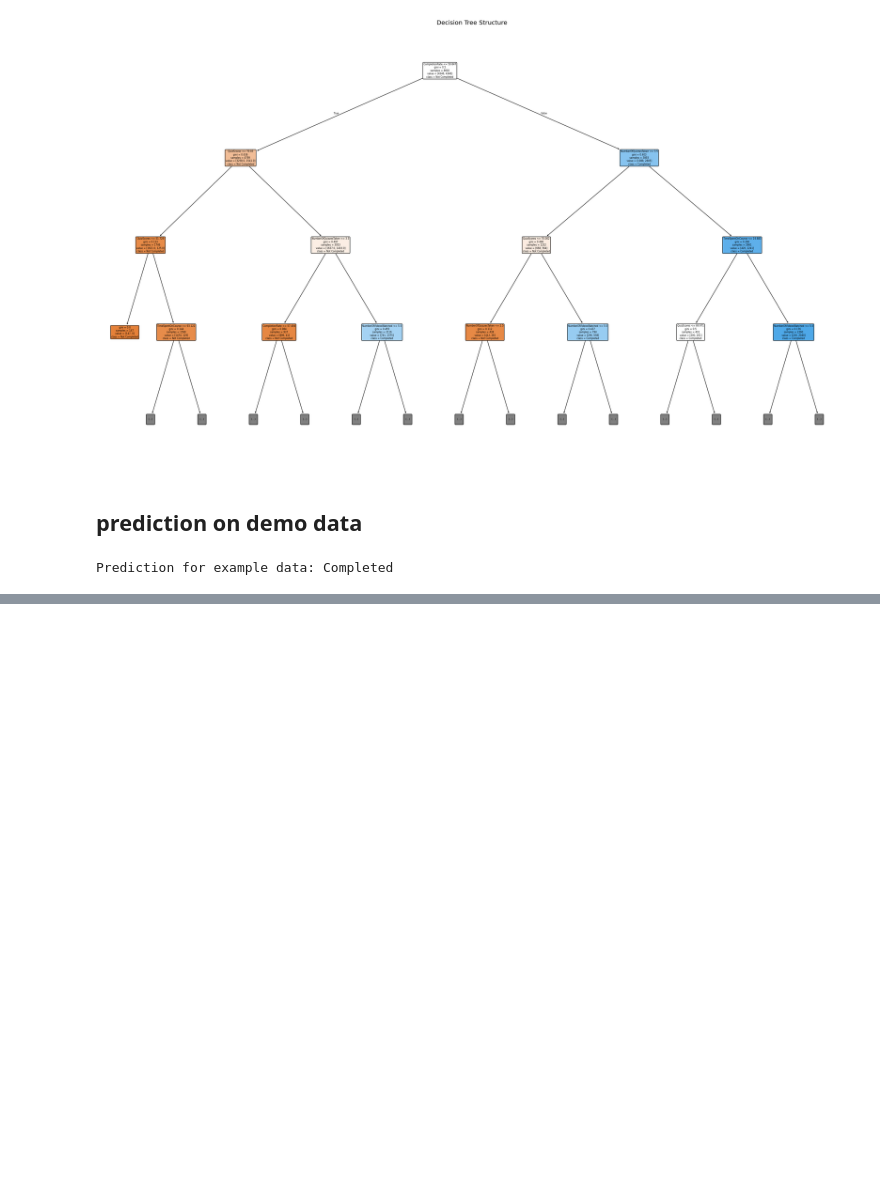
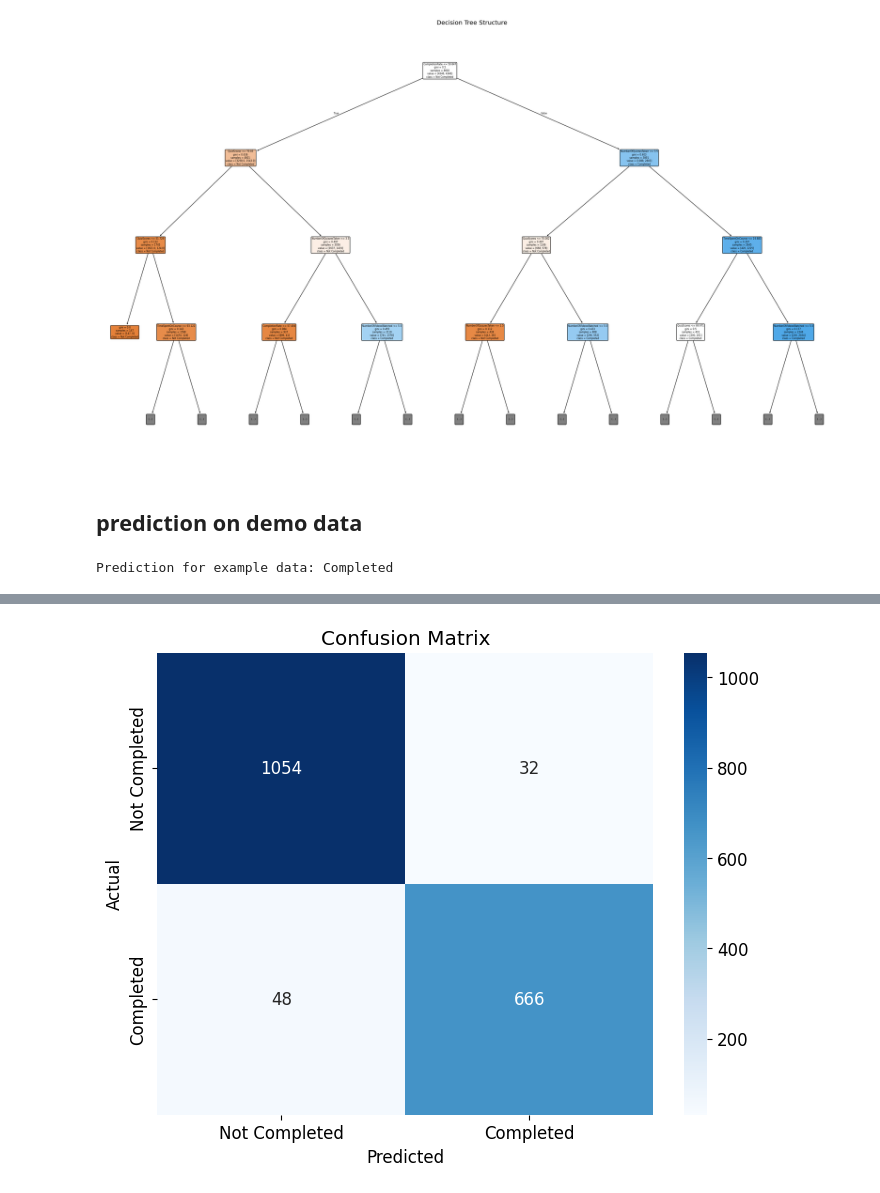
Before and after one commit to Samia1925/Online-Course-Engagement-Prediction, a Jupyter notebook: FinalProject_Samia_2154901109.ipynb, the cells around one changed output, grey strips where cells are left out. Drawn from its saved outputs; the diff is of its cells as text; code cells hidden in the pictures; blank space fills up the shorter version.

```diff
--- a/FinalProject_Samia_2154901109.ipynb
+++ b/FinalProject_Samia_2154901109.ipynb
@@ -317,0 +305,16 @@ Prediction for example data: Completed
+# %%
+# Defining hyperparameter grid for Random Forest
+param_grid = {
+    'n_estimators': [100, 200, 300],
+    'max_depth': [3, 5, 7, 10],
+    'min_samples_split': [2, 5, 10],
+    'min_samples_leaf': [1, 2, 4],
+    'class_weight': [None, 'balanced']
+}
+
+# Initializing Random Forest Classifier
+rf_classifier = RandomForestClassifier(random_state=42)
+
+# Performing GridSearchCV for hyperparameter tuning
+grid_search = GridSearchCV(rf_classifier, param_grid, cv=5, scoring='accuracy', n_jobs=-1)
+grid_search.fit(X_train_smote, y_train_smote)
@@ -317,0 +329,5 @@ Prediction for example data: Completed
+# %%
+# Getting the best model
+best_rf = grid_search.best_estimator_
+print("Best parameters:", grid_search.best_params_)
+print("Best cross-validation score:", grid_search.best_score_)
@@ -317,0 +337,10 @@ Prediction for example data: Completed
+# %%
+# Making predictions on the test set
+y_pred = best_rf.predict(X_test)
+y_pred_proba = best_rf.predict_proba(X_test)[:, 1]
+
+# Calculating evaluation metrics
+accuracy = accuracy_score(y_test, y_pred)
+roc_auc = roc_auc_score(y_test, y_pred_proba)
+class_report = classification_report(y_test, y_pred)
+conf_matrix = confusion_matrix(y_test, y_pred)
@@ -317,0 +366,15 @@ Prediction for example data: Completed
+# %%
+# Plotting confusion matrix
+plt.figure(figsize=(8, 6))
+sns.heatmap(conf_matrix,
+            annot=True,
+            fmt='d',
+            cmap='Blues',
+            xticklabels=['Not Completed', 'Completed'],
+            yticklabels=['Not Completed', 'Completed'])
+plt.title('Confusion Matrix')
+plt.xlabel('Predicted')
+plt.ylabel('Actual')
+plt.savefig('confusion_matrix.png')
+# %% [output]
+[figure, added]
```
Also changed, not shown: parts of 20 cells of this notebook.
